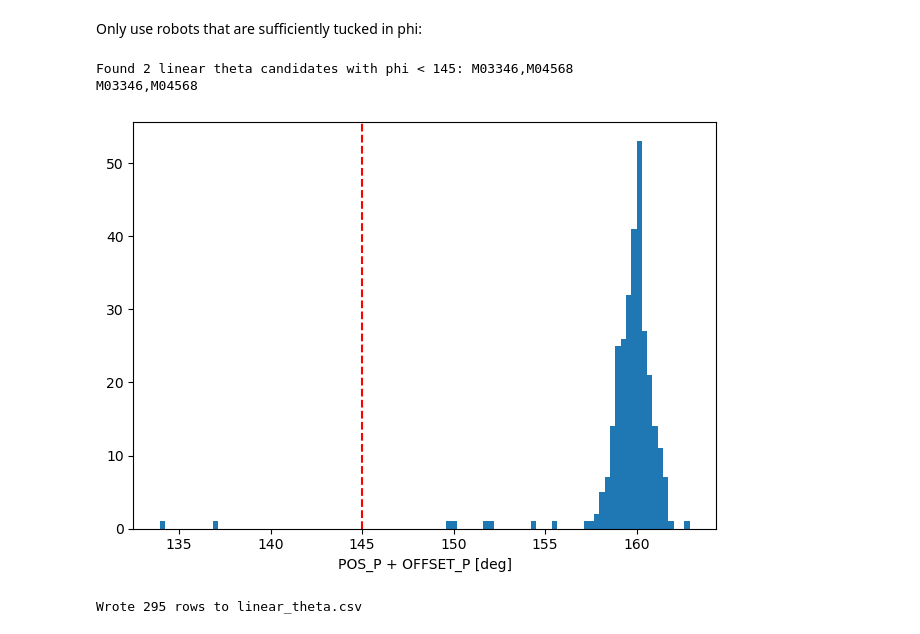
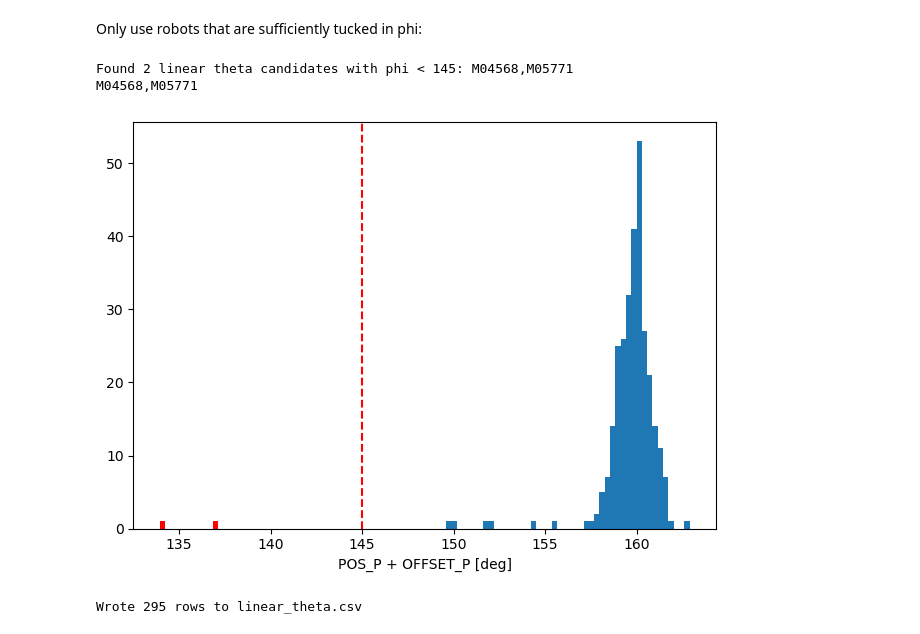
Before and after one commit to desihub/fpoffline, a Jupyter notebook: nb/LinThetaSample/LinearThetaSample.ipynb, the cells around one changed output. Saved outputs shown, nothing was run; the diff lists cells and outputs as text; code cells hidden in the pictures.

```diff
--- a/nb/LinThetaSample/LinearThetaSample.ipynb
+++ b/nb/LinThetaSample/LinearThetaSample.ipynb
@@ -101,24 +101,33 @@ M01616,M01749,M02262,M05517
 Only use robots that are sufficiently tucked in phi:
 # %%
 def plot_phi(posids, cut=145):
-    phi = [ s['POS_P']+s['OFFSET_P'] for s in snap if s['DEVICE_ID'] in posids ]
-    plt.hist(phi, bins=100)
+
+    phi = np.zeros(len(posids))
+    badphi = [ ]
+    for kposid, posid in enumerate(posids):
+        if posid not in snapids:
+            print(f'WARNING: {posid} is not in the snapshot')
+        sel = snap['DEVICE_ID'] == posid
+        phi[kposid] = snap[sel]['POS_P'] + snap[sel]['OFFSET_P']
+        if phi[kposid] < cut:
+            badphi.append(posid)
+    _,bins,_ = plt.hist(phi, bins=100)
+    plt.hist(phi[phi < cut], bins=bins, fc='r')
     plt.axvline(cut, color='red', linestyle='--')
     plt.xlabel('POS_P + OFFSET_P [deg]')
     plt.tight_layout()
     plt.savefig('linear_theta_phi.png')
-    bad_phi = [ posid for (k,posid) in enumerate(posids) if phi[k] < cut ]
-    print(f'Found {len(bad_phi)} linear theta candidates with phi < {cut}:', ",".join(sorted(bad_phi)))
-    return bad_phi
+    print(f'Found {len(badphi)} linear theta candidates with phi < {cut}:', ",".join(sorted(badphi)))
+    return badphi
 
 bad_phi = plot_phi(lintheta3)
 lintheta4 = list(set(lintheta3) - set(bad_phi))
 validate(lintheta4)
 print(",".join(sorted(bad_phi)))
 # %% [output]
-Found 2 linear theta candidates with phi < 145: M03346,M04568
-M03346,M04568
+Found 2 linear theta candidates with phi < 145: M04568,M05771
+M04568,M05771
-[figure, old version]
+[figure, new version]
 # %%
 def make_csv(posids, filename='linear_theta.csv', keepout_expansion=5.5):
     rows = [ ]
```
Also changed, not shown: 2 other files.
